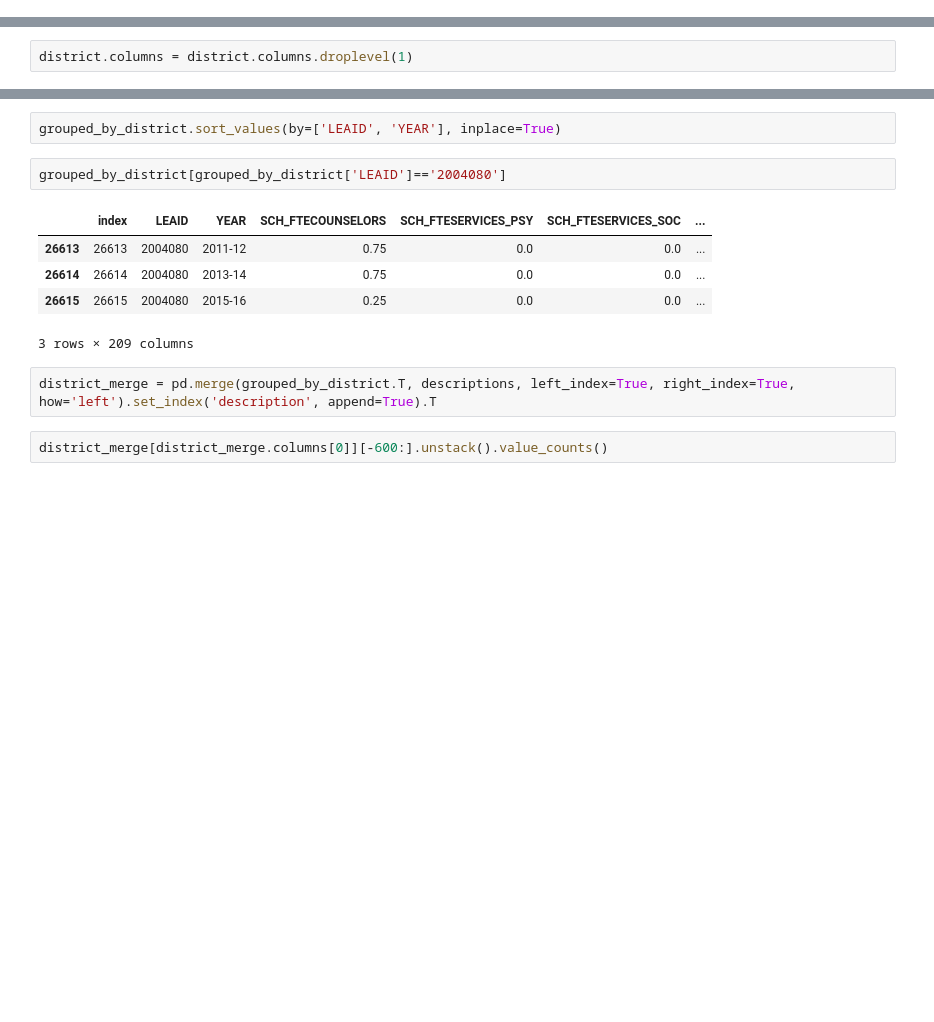
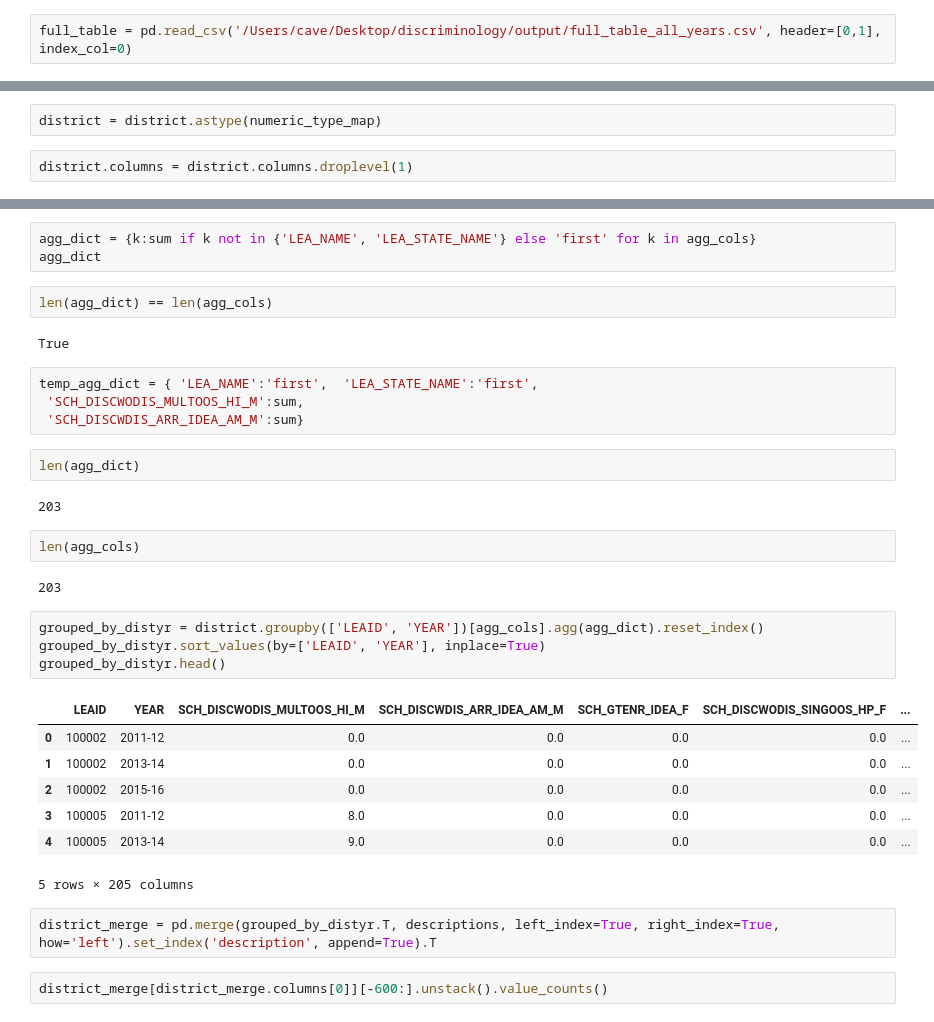
Before and after one commit to Discriminology/Educational-Equity-Data-Commons, a Jupyter notebook: data_processing.ipynb, the cells around one changed output, grey strips where cells are left out. Cells and saved outputs as stored; diff of their text form; blank space fills up the shorter version.

```diff
--- a/data_processing.ipynb
+++ b/data_processing.ipynb
@@ -377,9 +377,13 @@ full_table.to_csv('/Users/cave/Desktop/discriminology/output/full_table_all_year
 full_table[::100].to_csv('/Users/cave/Desktop/discriminology/output/full_table_sample.csv')
 # %% [markdown]
 ### Group by districts and sum over fields
+# %%
+full_table = pd.read_csv('/Users/cave/Desktop/discriminology/output/full_table_all_years.csv', header=[0,1], index_col=0)
 # %%
 district = full_table.copy()
 district.reset_index(drop=True, inplace=True)
+# %%
+district = district.astype(numeric_type_map)
 # %%
 district.columns = district.columns.droplevel(1)
 # %%
@@ -516,15 +613,36 @@ grouped_by_district = grouped_by_district.reset_index()
+# %%
+agg_dict = {k:sum if k not in {'LEA_NAME', 'LEA_STATE_NAME'} else 'first' for k in agg_cols}
+agg_dict
+# %%
+len(agg_dict) == len(agg_cols)
+# %% [output]
+True
+# %%
+temp_agg_dict = { 'LEA_NAME':'first',  'LEA_STATE_NAME':'first',
+ 'SCH_DISCWODIS_MULTOOS_HI_M':sum,
+ 'SCH_DISCWDIS_ARR_IDEA_AM_M':sum}
+# %%
+len(agg_dict)
+# %% [output]
+203
+# %%
+len(agg_cols)
+# %% [output]
+203
 # %%
-grouped_by_district.sort_values(by=['LEAID', 'YEAR'], inplace=True)
+grouped_by_distyr = district.groupby(['LEAID', 'YEAR'])[agg_cols].agg(agg_dict).reset_index()
+grouped_by_distyr.sort_values(by=['LEAID', 'YEAR'], inplace=True)
+grouped_by_distyr.head()
+# %% [output]
+|  | LEAID | YEAR | SCH_DISCWODIS_MULTOOS_HI_M | SCH_DISCWDIS_ARR_IDEA_AM_M | SCH_GTENR_IDEA_F | SCH_DISCWODIS_SINGOOS_HP_F | ... |
+| 0 | 100002 | 2011-12 | 0.0 | 0.0 | 0.0 | 0.0 | ... |
+| 1 | 100002 | 2013-14 | 0.0 | 0.0 | 0.0 | 0.0 | ... |
+| 2 | 100002 | 2015-16 | 0.0 | 0.0 | 0.0 | 0.0 | ... |
+| 3 | 100005 | 2011-12 | 8.0 | 0.0 | 0.0 | 0.0 | ... |
+| 4 | 100005 | 2013-14 | 9.0 | 0.0 | 0.0 | 0.0 | ... |
+5 rows × 205 columns
-# %%
-grouped_by_district[grouped_by_district['LEAID']=='2004080']
-# %% [output]
-|  | index | LEAID | YEAR | SCH_FTECOUNSELORS | SCH_FTESERVICES_PSY | SCH_FTESERVICES_SOC | ... |
-| 26613 | 26613 | 2004080 | 2011-12 | 0.75 | 0.0 | 0.0 | ... |
-| 26614 | 26614 | 2004080 | 2013-14 | 0.75 | 0.0 | 0.0 | ... |
-| 26615 | 26615 | 2004080 | 2015-16 | 0.25 | 0.0 | 0.0 | ... |
-3 rows × 209 columns
 # %%
-district_merge = pd.merge(grouped_by_district.T, descriptions, left_index=True, right_index=True, how='left').set_index('description', append=True).T
+district_merge = pd.merge(grouped_by_distyr.T, descriptions, left_index=True, right_index=True, how='left').set_index('description', append=True).T
 # %%
 district_merge[district_merge.columns[0]][-600:].unstack().value_counts()
 # %% [output]
```
Also changed, not shown: parts of 7 cells of this notebook.
